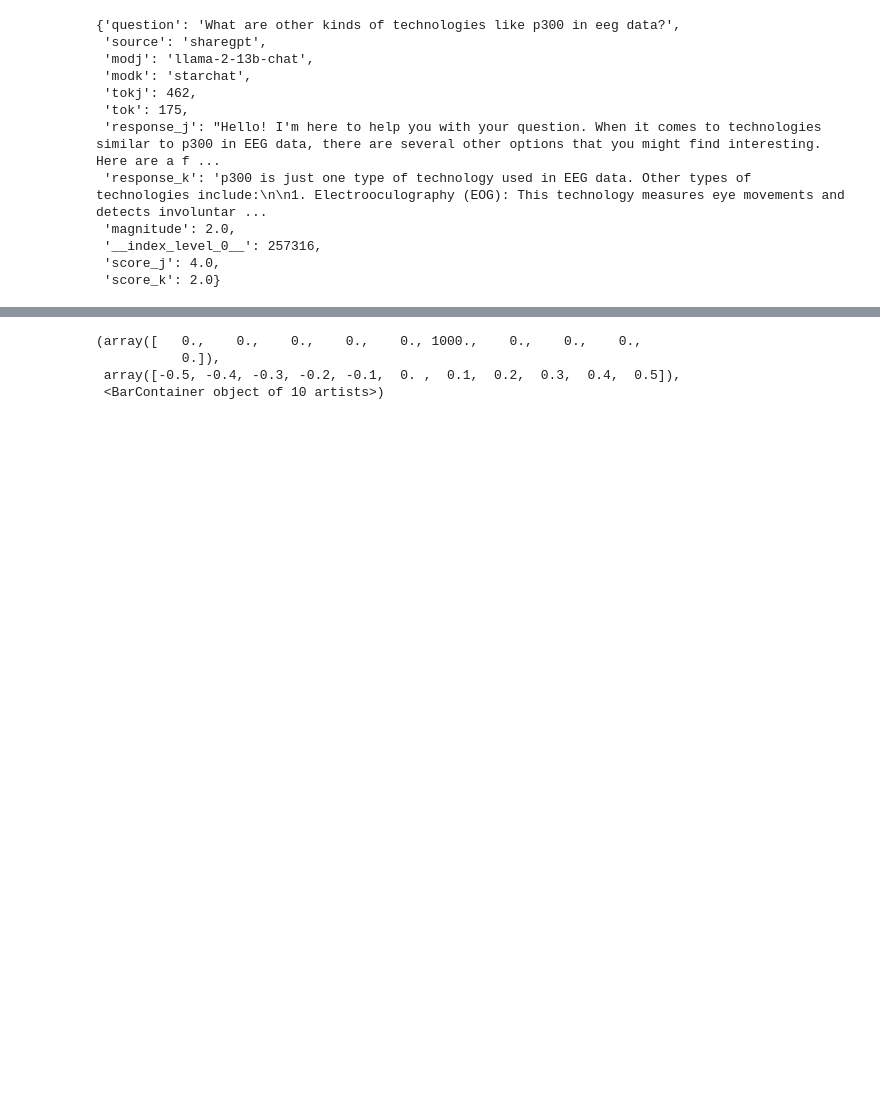
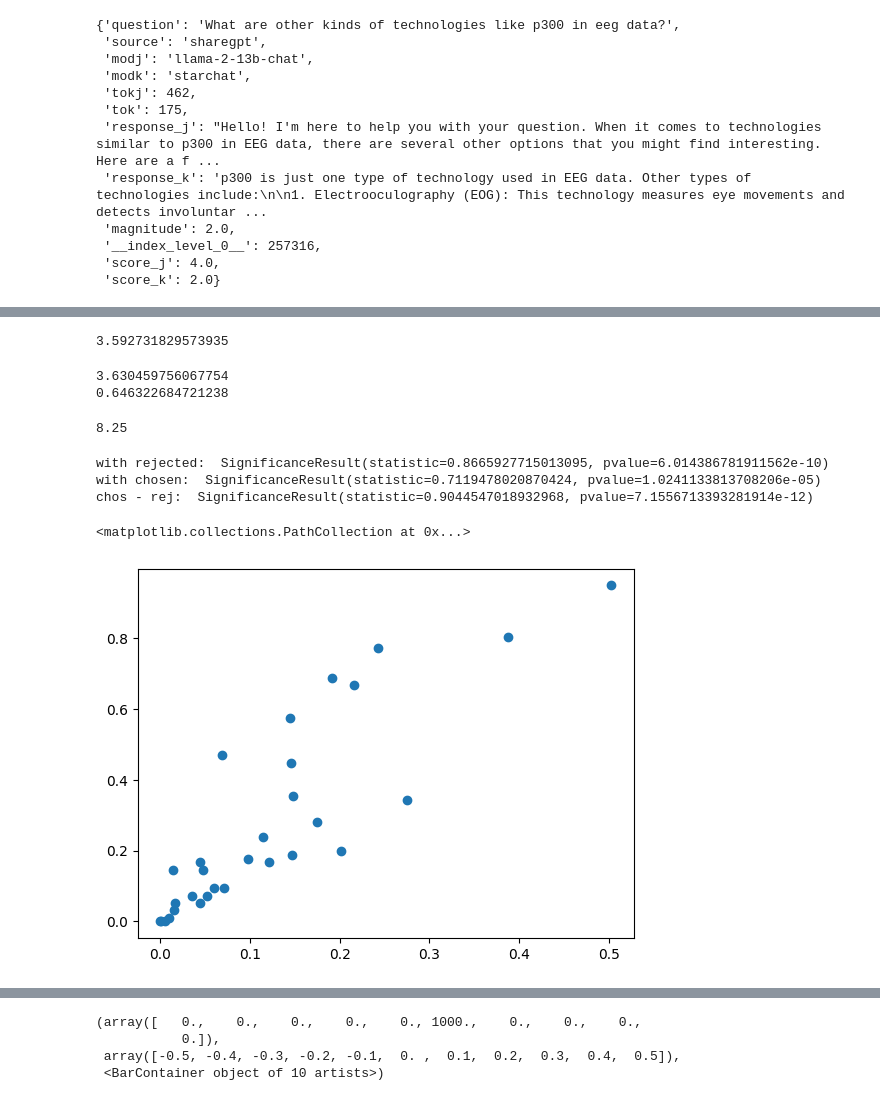
Before and after one commit to PrasannS/rlhf-length-biases, a Jupyter notebook: notebooks/eval/eval_synthppo.ipynb, the cells around one changed output, grey strips where cells are left out. Drawn from its saved outputs; the diff is of its cells as text; code cells hidden in the pictures; blank space fills up the shorter version.

```diff
--- a/notebooks/eval/eval_synthppo.ipynb
+++ b/notebooks/eval/eval_synthppo.ipynb
@@ -226,0 +251,28 @@ dsynth[100]
+# %%
+sftset = pd.read_json("../../outputs/origultragen.jsonl", lines=True, orient='records')
+sftset['response'] = apresps(sftset['response'])
+refratios = countbow(bow_words, sftset['response'], True)
+# %% [output]
+3.592731829573935
+# %%
+choseratios = countbow(bow_words, dsynth['response_j'], True)
+rejratios = countbow(bow_words, dsynth['response_k'], True)
+# %% [output]
+3.630459756067754
+0.646322684721238
+# %%
+def compfuncts(chos, rej, ref, funct="sft"):
+    if funct=="norm":
+        if ref>0:
+            return chos/ref - rej/ref
+        else:
+            return chos-rej
+    if funct=="div":
+        if chos>0:
+            return rej/chos
+        else:
+            return rej
+    if funct=="sub":
+        return chos-rej
+    if funct=="sft":
+        return ref
@@ -226,0 +281,19 @@ dsynth[100]
+# %%
+fname = "../../outputs/calibcheck/ipo80test2000.jsonl"
+df = pd.read_json(fname, lines=True, orient='records')
+df['response'] = apresps(df['response'])
+oratios = countbow(bow_words, df['response'], True)
+okeys = list(oratios.keys())
+# %% [output]
+8.25
+# %%
+print("with rejected: ", spearmanr([rejratios[k] for k in okeys], [oratios[k] for k in okeys]))
+print("with chosen: ", spearmanr([choseratios[k] for k in okeys], [oratios[k] for k in okeys]))
+print("chos - rej: ", spearmanr([compfuncts(choseratios[k],rejratios[k],refratios[k]) for k in okeys], [oratios[k] for k in okeys]))
+plt.scatter([compfuncts(choseratios[k],rejratios[k],refratios[k]) for k in okeys], [oratios[k] for k in okeys])
+# %% [output]
+with rejected:  SignificanceResult(statistic=0.8665927715013095, pvalue=6.014386781911562e-10)
+with chosen:  SignificanceResult(statistic=0.7119478020870424, pvalue=1.0241133813708206e-05)
+chos - rej:  SignificanceResult(statistic=0.9044547018932968, pvalue=7.1556713393281914e-12)
+<matplotlib.collections.PathCollection at 0x...>
+[figure, added]
```
Also changed, not shown: parts of 19 cells of this notebook, 55 other files.
